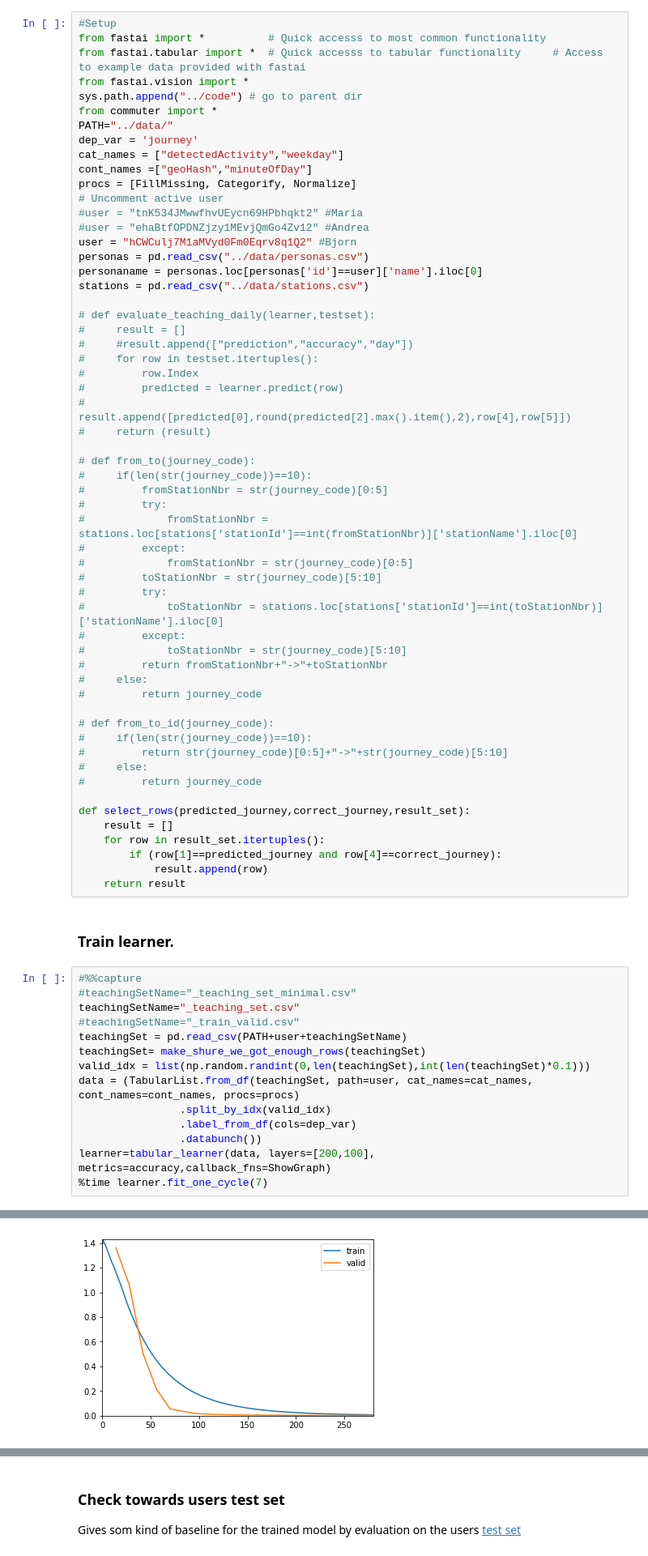
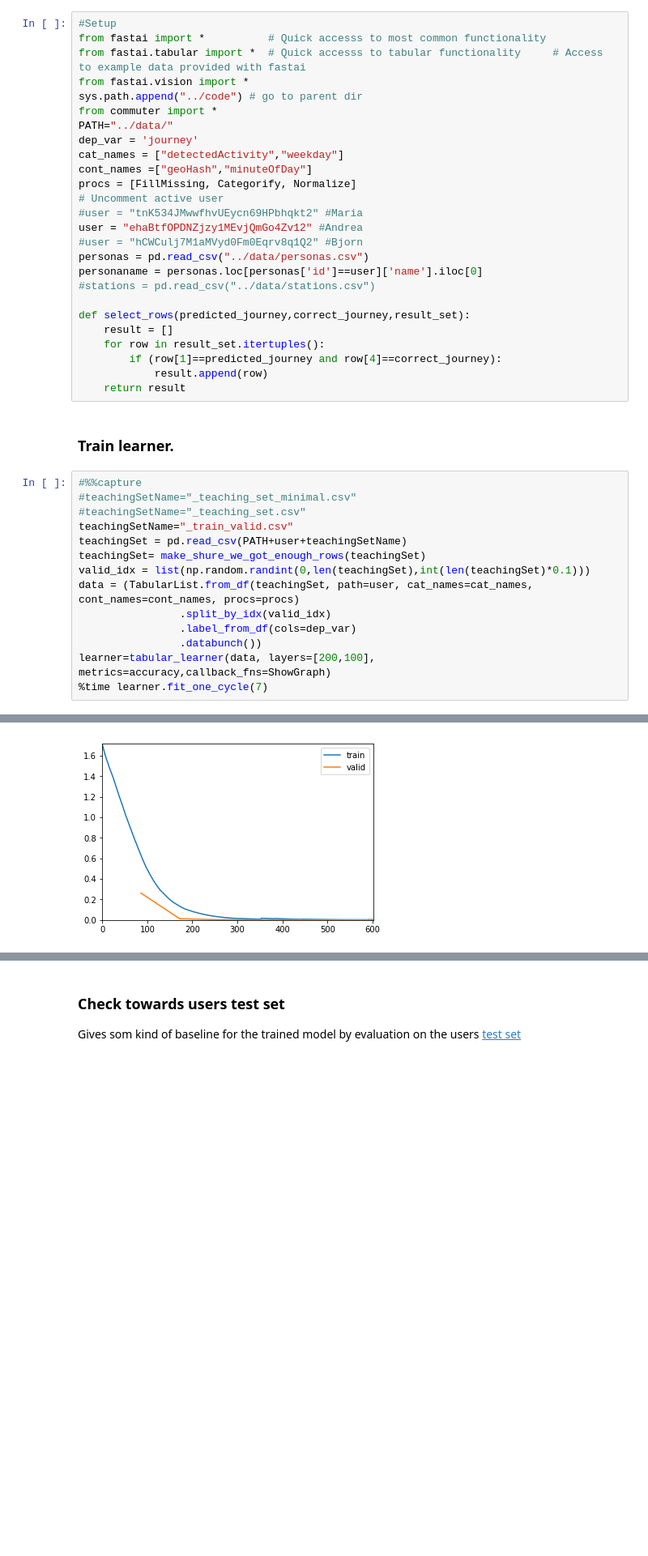
Before and after one commit to k3larra/commuter, a Jupyter notebook: machine_teaching/mt.ipynb, the cells around one changed output, grey strips where cells are left out. Shown at 81% size. Saved outputs shown, nothing was run; the diff lists cells and outputs as text; blank space fills up the shorter version.

Commit message:
Created some images for MT page

```diff
--- a/machine_teaching/mt.ipynb
+++ b/machine_teaching/mt.ipynb
@@ -15,42 +15,11 @@ cont_names =["geoHash","minuteOfDay"]
 procs = [FillMissing, Categorify, Normalize]
 # Uncomment active user
 #user = "tnK534JMwwfhvUEycn69HPbhqkt2" #Maria
-#user = "ehaBtfOPDNZjzy1MEvjQmGo4Zv12" #Andrea
-user = "hCWCulj7M1aMVyd0Fm0Eqrv8q1Q2" #Bjorn
+user = "ehaBtfOPDNZjzy1MEvjQmGo4Zv12" #Andrea
+#user = "hCWCulj7M1aMVyd0Fm0Eqrv8q1Q2" #Bjorn
 personas = pd.read_csv("../data/personas.csv")
 personaname = personas.loc[personas['id']==user]['name'].iloc[0]
-stations = pd.read_csv("../data/stations.csv")
-
-# def evaluate_teaching_daily(learner,testset):
-#     result = []
-#     #result.append(["prediction","accuracy","day"])
-#     for row in testset.itertuples():
-#         row.Index
-#         predicted = learner.predict(row)
-#         result.append([predicted[0],round(predicted[2].max().item(),2),row[4],row[5]])
-#     return (result)
-
-# def from_to(journey_code):
-#     if(len(str(journey_code))==10):
-#         fromStationNbr = str(journey_code)[0:5]
-#         try:
-#             fromStationNbr = stations.loc[stations['stationId']==int(fromStationNbr)]['stationName'].iloc[0]
-#         except:
-#             fromStationNbr = str(journey_code)[0:5]
-#         toStationNbr = str(journey_code)[5:10]
-#         try:
-#             toStationNbr = stations.loc[stations['stationId']==int(toStationNbr)]['stationName'].iloc[0]
-#         except:
-#             toStationNbr = str(journey_code)[5:10]
-#         return fromStationNbr+"->"+toStationNbr
-#     else:
-#         return journey_code
-
-# def from_to_id(journey_code):
-#     if(len(str(journey_code))==10):
-#         return str(journey_code)[0:5]+"->"+str(journey_code)[5:10]
-#     else:
-#         return journey_code
+#stations = pd.read_csv("../data/stations.csv")
 
 def select_rows(predicted_journey,correct_journey,result_set):
     result = []
@@ -63,8 +32,8 @@ def select_rows(predicted_journey,correct_journey,result_set):
 # %%
 #%%capture
 #teachingSetName="_teaching_set_minimal.csv"
-teachingSetName="_teaching_set.csv"
-#teachingSetName="_train_valid.csv"
+#teachingSetName="_teaching_set.csv"
+teachingSetName="_train_valid.csv"
 teachingSet = pd.read_csv(PATH+user+teachingSetName)
 teachingSet= make_shure_we_got_enough_rows(teachingSet)
 valid_idx = list(np.random.randint(0,len(teachingSet),int(len(teachingSet)*0.1)))
@@ -95 +56 @@ Total time: 00:10
-[figure, old version]
+[figure, new version]
```
Also changed, not shown: parts of 5 cells of this notebook, 3 other files.
